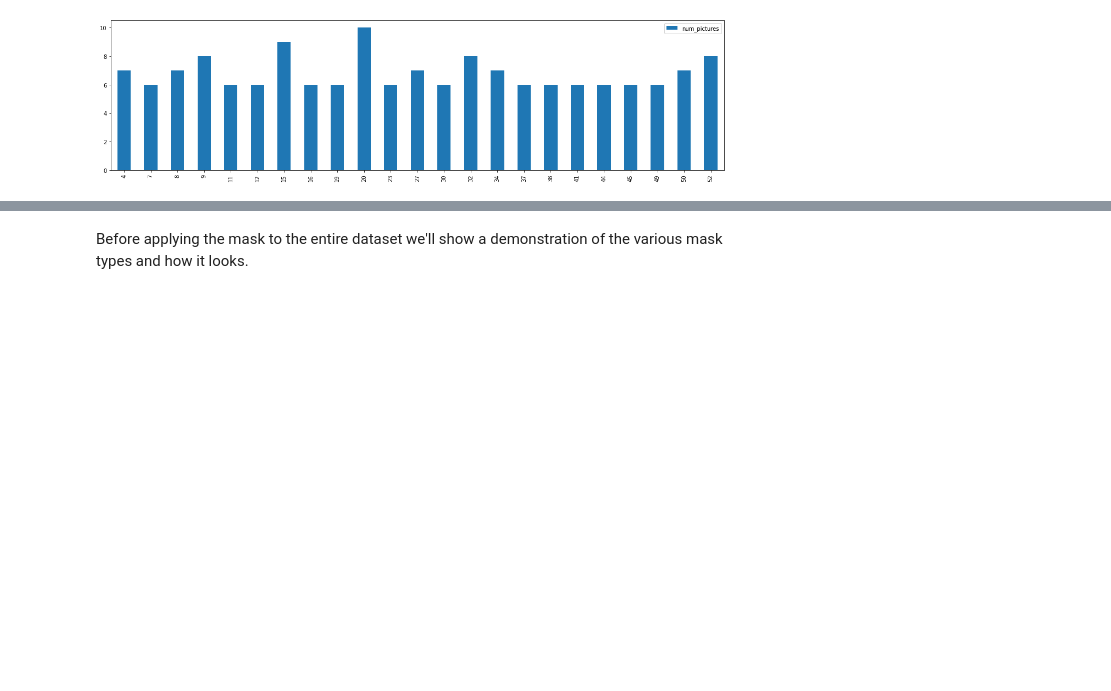
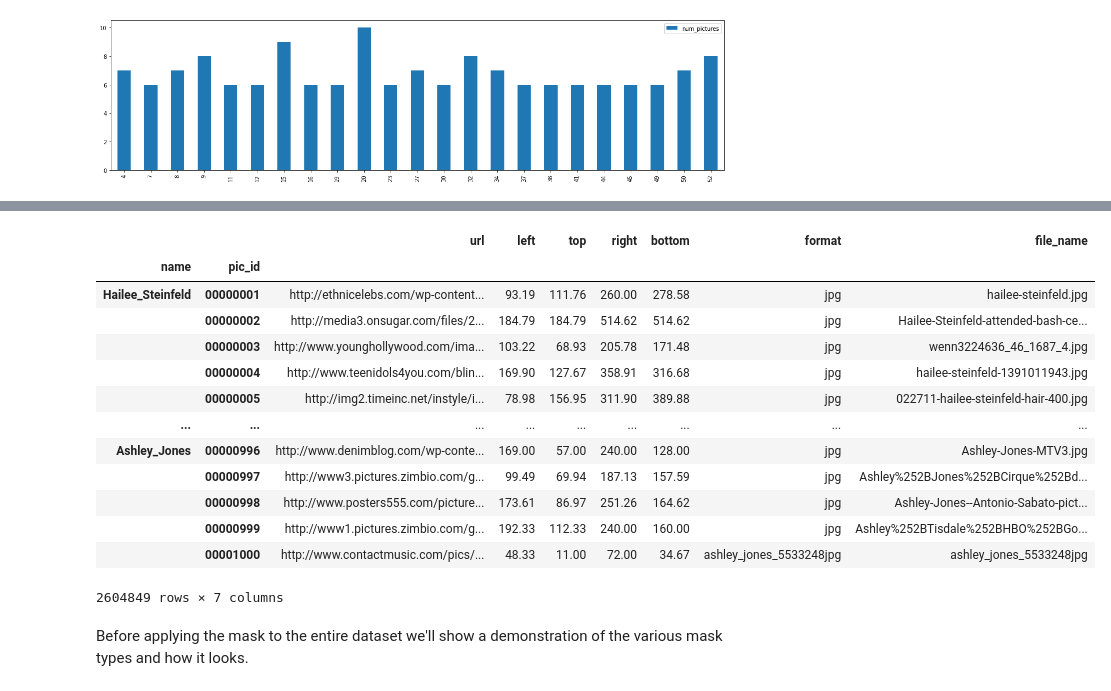
Before and after one commit to ofekari/MaskedFaceDetection, a Jupyter notebook: MaskedFaceDetectionNotebook.ipynb, the cells around one changed output, grey strips where cells are left out. Saved outputs shown, nothing was run; the diff lists cells and outputs as text; code cells hidden in the pictures; blank space fills up the shorter version.

```diff
--- a/MaskedFaceDetectionNotebook.ipynb
+++ b/MaskedFaceDetectionNotebook.ipynb
@@ -285,0 +300,32 @@ dtype: int64
+# %%
+BASE_DESTINATION_PATH = "MaskTheFace/vgg_face_data/data_new"
+BASE_PATH = "datazip/vgg_face_dataset/files"
+vgg_face_dataset = []
+for path in glob.iglob(os.path.join(BASE_PATH,'**')):
+    f = open(path, "r")
+    person_name = path.split('/')[-1:][0][:-4]
+    for file in f.readlines():
+        line = file.split(' ')
+        url = line[1]
+        person_pic_id = line[0]
+        url_file_format = url.split('/')[-1:][-1].split('.')[-1]
+        url_file_name = url.split('/')[-1:][-1]
+        dist_file_name = person_name + '-' + person_pic_id + '.' + url_file_format
+        vgg_face_dataset.append({"name": person_name, "pic_id": person_pic_id, "url":url, "left":line[2], "top": line[3], "right":line[4], "bottom":line[5], "format": url_file_format, "file_name": url_file_name})
+vgg_face_dataset_df = pd.DataFrame(vgg_face_dataset)
+vgg_face_dataset_df.set_index(['name','pic_id'])
+# %% [output]
+|  |  | url | left | top | right | bottom | format | file_name |
+| name | pic_id |  |  |  |  |  |  |  |
+| Hailee_Steinfeld | 00000001 | http://ethnicelebs.com/wp-content... | 93.19 | 111.76 | 260.00 | 278.58 | jpg | hailee-steinfeld.jpg |
+|  | 00000002 | http://media3.onsugar.com/files/2... | 184.79 | 184.79 | 514.62 | 514.62 | jpg | Hailee-Steinfeld-attended-bash-ce... |
+|  | 00000003 | http://www.younghollywood.com/ima... | 103.22 | 68.93 | 205.78 | 171.48 | jpg | wenn3224636_46_1687_4.jpg |
+|  | 00000004 | http://www.teenidols4you.com/blin... | 169.90 | 127.67 | 358.91 | 316.68 | jpg | hailee-steinfeld-1391011943.jpg |
+|  | 00000005 | http://img2.timeinc.net/instyle/i... | 78.98 | 156.95 | 311.90 | 389.88 | jpg | 022711-hailee-steinfeld-hair-400.jpg |
+| ... | ... | ... | ... | ... | ... | ... | ... | ... |
+| Ashley_Jones | 00000996 | http://www.denimblog.com/wp-conte... | 169.00 | 57.00 | 240.00 | 128.00 | jpg | Ashley-Jones-MTV3.jpg |
+|  | 00000997 | http://www3.pictures.zimbio.com/g... | 99.49 | 69.94 | 187.13 | 157.59 | jpg | Ashley%252BJones%252BCirque%252Bd... |
+|  | 00000998 | http://www.posters555.com/picture... | 173.61 | 86.97 | 251.26 | 164.62 | jpg | Ashley-Jones--Antonio-Sabato-pict... |
+|  | 00000999 | http://www1.pictures.zimbio.com/g... | 192.33 | 112.33 | 240.00 | 160.00 | jpg | Ashley%252BTisdale%252BHBO%252BGo... |
+|  | 00001000 | http://www.contactmusic.com/pics/... | 48.33 | 11.00 | 72.00 | 34.67 | ashley_jones_5533248jpg | ashley_jones_5533248jpg |
+2604849 rows × 7 columns
```
Also changed, not shown: parts of 3 cells of this notebook.
